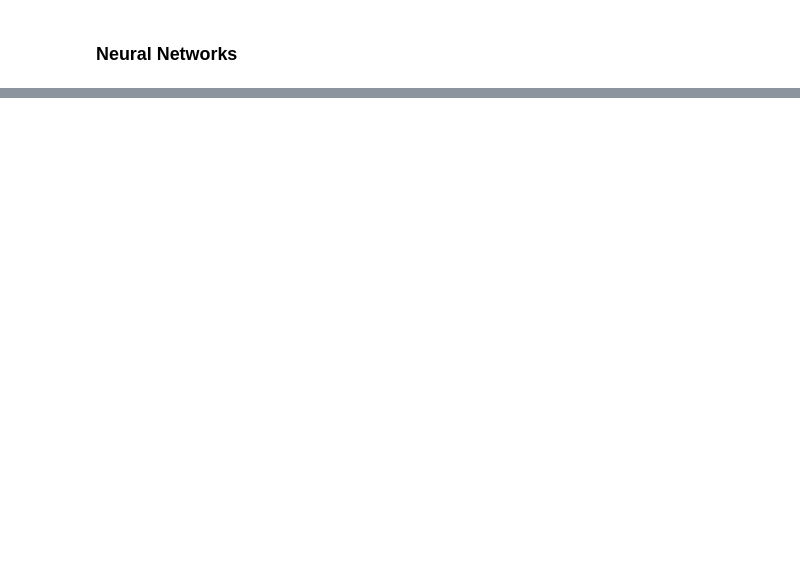
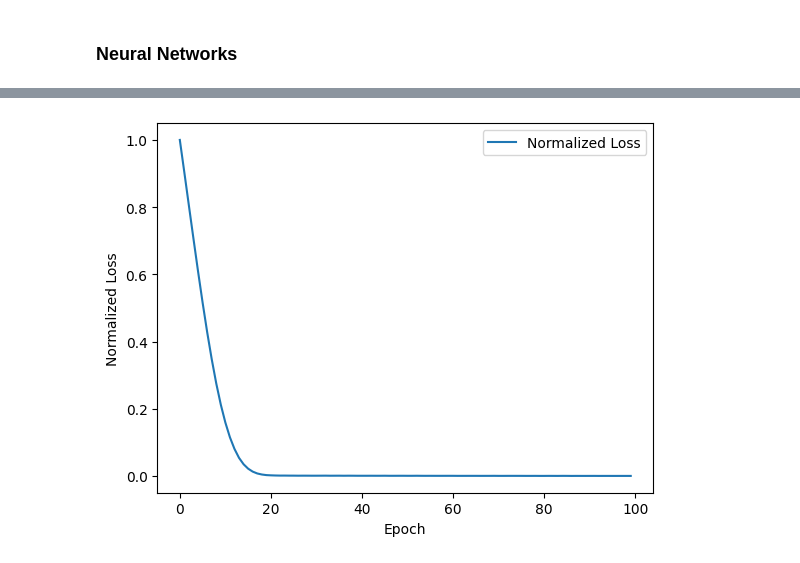
Before and after one commit to surya-9556/Optimizing-Sensor-Placement, a Jupyter notebook: final_project.ipynb, the cells around one changed output, grey strips where cells are left out. Saved outputs shown, nothing was run; the diff lists cells and outputs as text; code cells hidden in the pictures; blank space fills up the shorter version.

```diff
--- a/final_project.ipynb
+++ b/final_project.ipynb
@@ -797,5 +673,0 @@ Kolmogorov-Smirnov test for Temperature: Statistic = 0.11200236604135361, P-valu
-# %%
-reduced_df_sorted = reduced_sensor_data.sort_values(by='Sensor ID')
-reduced_df_sorted = reduced_df_sorted[~pd.isna(reduced_df_sorted['Sensor ID'])]
-reduced_df_sorted['Sensor ID'] = reduced_df_sorted['Sensor ID'].astype(str)
-reduced_df_sorted.reset_index(drop=True, inplace=True)
@@ -808,0 +676,15 @@ reconstrucing_video.video_generation(frames, 'reconstructed_humid_heatmapvideo.a
+# %%
+x_humid, y_humid = Alternative_filling_method.standerdizing_data(reduced_df_sorted,reduced_df_sorted_1,'Humidity')
+
+x_humid = Alternative_filling_method.shuffle_data(x_humid)
+y_humid = Alternative_filling_method.shuffle_data(y_humid)
+# %%
+# Split the data into 70% training+validation and 30% test set
+x_humid_train_val, x_humid_test, y_humid_train_val, y_humid_test = train_test_split(x_humid, y_humid, test_size=0.3, random_state=0)
+
+# Now split the training+validation set into 70% training and 30% validation set
+
+x_humid_train, x_humid_val, y_humid_train, y_humid_val = train_test_split(x_humid_train_val, y_humid_train_val, test_size=0.3, random_state=0)
+predicting_humid_model = Alternative_filling_method.neural_network_model(x_humid, y_humid)
+# %%
+history_humid = predicting_humid_model.fit(x_humid_train, y_humid_train, epochs=100, batch_size=16, validation_data=(x_humid_val, y_humid_val))
@@ -808,0 +709,18 @@ reconstrucing_video.video_generation(frames, 'reconstructed_humid_heatmapvideo.a
+# %%
+loss_humid = predicting_humid_model.evaluate(x_humid_test, y_humid_test)
+print(f"Model Loss on Entire Dataset: {loss_humid}")
+# Assuming `history.history['loss']` contains your loss values
+loss_humid_values = history_humid.history['loss']
+
+# Normalize the loss values
+min_humid_loss = np.min(loss_humid_values)
+max_humid_loss = np.max(loss_humid_values)
+normalized_humid_loss = (loss_humid_values - min_humid_loss) / (max_humid_loss - min_humid_loss)
+
+# Plot the normalized loss values
+plt.plot(normalized_humid_loss, label='Normalized Loss')
+plt.xlabel('Epoch')
+plt.ylabel('Normalized Loss')
+plt.legend()
+plt.show()
+# %% [output]
@@ -808,0 +729 @@ reconstrucing_video.video_generation(frames, 'reconstructed_humid_heatmapvideo.a
+[figure, added]
```
Also changed, not shown: parts of 86 cells of this notebook, 8 other files.
